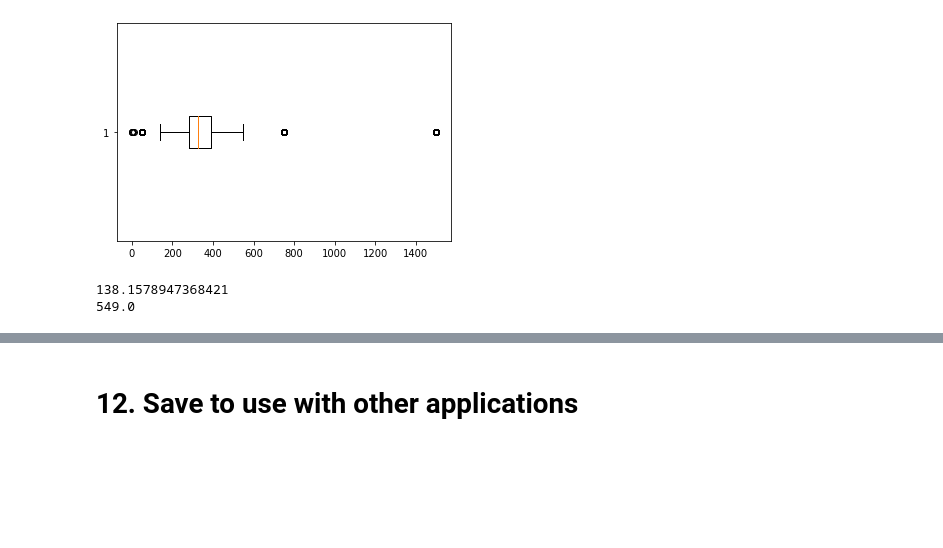
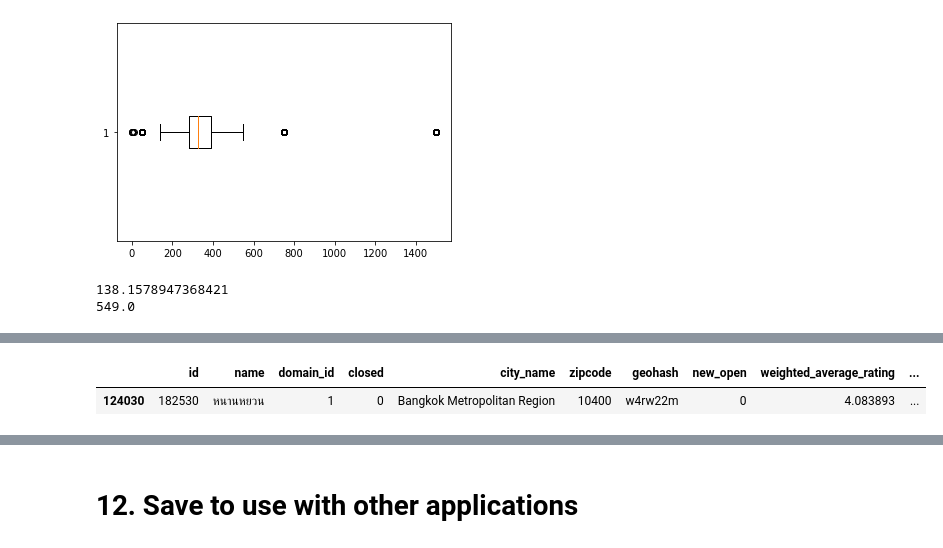
Before and after one commit to tohnperfect/KKU_Data_Mining, a Jupyter notebook: Pandas_101.ipynb, the cells around one changed output, grey strips where cells are left out. Drawn from its saved outputs; the diff is of its cells as text; code cells hidden in the pictures; blank space fills up the shorter version.

```diff
--- a/Pandas_101.ipynb
+++ b/Pandas_101.ipynb
@@ -634,2 +615,5 @@ count_table=groups.count().reset_index()
 # %%
-w_restaurant_df['num_click'] = w_restaurant_df['id'].map(count_table.set_index('business_id')['ads'])
+w_restaurant_df[w_restaurant_df['id']==182530]
+# %% [output]
+|  | id | name | domain_id | closed | city_name | zipcode | geohash | new_open | weighted_average_rating | ... |
+| 124030 | 182530 | หนานหยวน | 1 | 0 | Bangkok Metropolitan Region | 10400 | w4rw22m | 0 | 4.083893 | ... |
```
Also changed, not shown: parts of 27 cells of this notebook.
